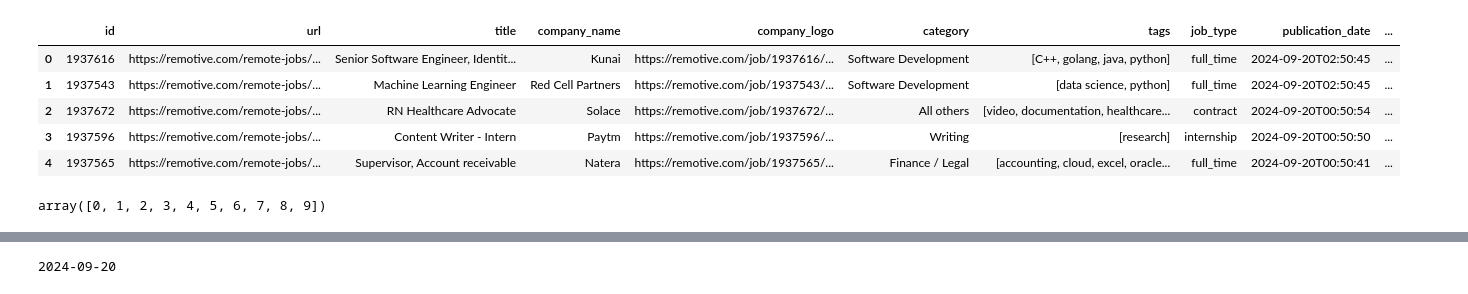
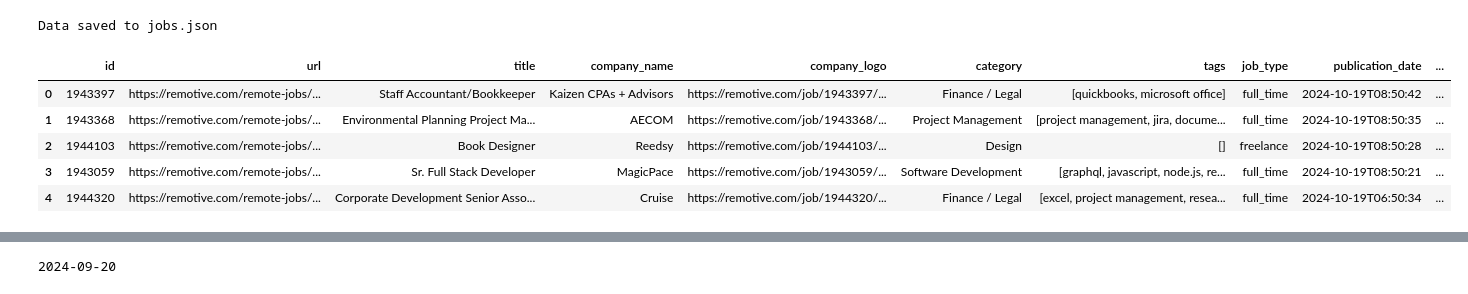
Before and after one commit to ohamnelson/Oham-Job-Board, a Jupyter notebook: Backend/exploratoryAnalysis.ipynb, the cells around one changed output, grey strips where cells are left out. Drawn from its saved outputs; the diff is of its cells as text; code cells hidden in the pictures.

```diff
--- a/Backend/exploratoryAnalysis.ipynb
+++ b/Backend/exploratoryAnalysis.ipynb
@@ -1,29 +1,39 @@
 # %%
 import pandas as pd
+import numpy as np
 import json
 from bs4 import BeautifulSoup
 from datetime import datetime
+import requests
+
+url = "https://remotive.com/api/remote-jobs"
+ # Send a GET request to the URL
+response = requests.get(url, timeout=15)  # Added timeout for safety
+
+# Check if the request was successful (status code 200)
+response.raise_for_status()  # Raises an HTTPError for bad responses (4xx, 5xx)
+
+# Save the result to a file
+with open('jobs.json', 'w') as file:
+    file.write(response.text)
+    print("Data saved to jobs.json")
+
 
 # Path to your JSON file
 file_path = "/Users/ohamugochukwu/Documents/Oham-Job-Board/jobs.json"
 
 # Method 1: Using json.load() to read the file and then convert to a DataFrame
 with open(file_path, 'r') as file:
     data = json.load(file)
 
 # Convert the JSON object to a DataFrame
 df = pd.DataFrame(data['jobs'])
 df.head()
 # %% [output]
+Data saved to jobs.json
 |  | id | url | title | company_name | company_logo | category | tags | job_type | publication_date | ... |
-| 0 | 1937616 | https://remotive.com/remote-jobs/... | Senior Software Engineer, Identit... | Kunai | https://remotive.com/job/1937616/... | Software Development | [C++, golang, java, python] | full_time | 2024-09-20T02:50:45 | ... |
-| 1 | 1937543 | https://remotive.com/remote-jobs/... | Machine Learning Engineer | Red Cell Partners | https://remotive.com/job/1937543/... | Software Development | [data science, python] | full_time | 2024-09-20T02:50:45 | ... |
-| 2 | 1937672 | https://remotive.com/remote-jobs/... | RN Healthcare Advocate | Solace | https://remotive.com/job/1937672/... | All others | [video, documentation, healthcare... | contract | 2024-09-20T00:50:54 | ... |
-| 3 | 1937596 | https://remotive.com/remote-jobs/... | Content Writer - Intern | Paytm | https://remotive.com/job/1937596/... | Writing | [research] | internship | 2024-09-20T00:50:50 | ... |
-| 4 | 1937565 | https://remotive.com/remote-jobs/... | Supervisor, Account receivable | Natera | https://remotive.com/job/1937565/... | Finance / Legal | [accounting, cloud, excel, oracle... | full_time | 2024-09-20T00:50:41 | ... |
+| 0 | 1943397 | https://remotive.com/remote-jobs/... | Staff Accountant/Bookkeeper | Kaizen CPAs + Advisors | https://remotive.com/job/1943397/... | Finance / Legal | [quickbooks, microsoft office] | full_time | 2024-10-19T08:50:42 | ... |
+| 1 | 1943368 | https://remotive.com/remote-jobs/... | Environmental Planning Project Ma... | AECOM | https://remotive.com/job/1943368/... | Project Management | [project management, jira, docume... | full_time | 2024-10-19T08:50:35 | ... |
+| 2 | 1944103 | https://remotive.com/remote-jobs/... | Book Designer | Reedsy | https://remotive.com/job/1944103/... | Design | [] | freelance | 2024-10-19T08:50:28 | ... |
+| 3 | 1943059 | https://remotive.com/remote-jobs/... | Sr. Full Stack Developer | MagicPace | https://remotive.com/job/1943059/... | Software Development | [graphql, javascript, node.js, re... | full_time | 2024-10-19T08:50:21 | ... |
+| 4 | 1944320 | https://remotive.com/remote-jobs/... | Corporate Development Senior Asso... | Cruise | https://remotive.com/job/1944320/... | Finance / Legal | [excel, project management, resea... | full_time | 2024-10-19T06:50:34 | ... |
-# %%
-import numpy as np
-
-np.arange(10)
-# %% [output]
-array([0, 1, 2, 3, 4, 5, 6, 7, 8, 9])
```
Also changed, not shown: parts of 2 cells of this notebook, 11 other files.
